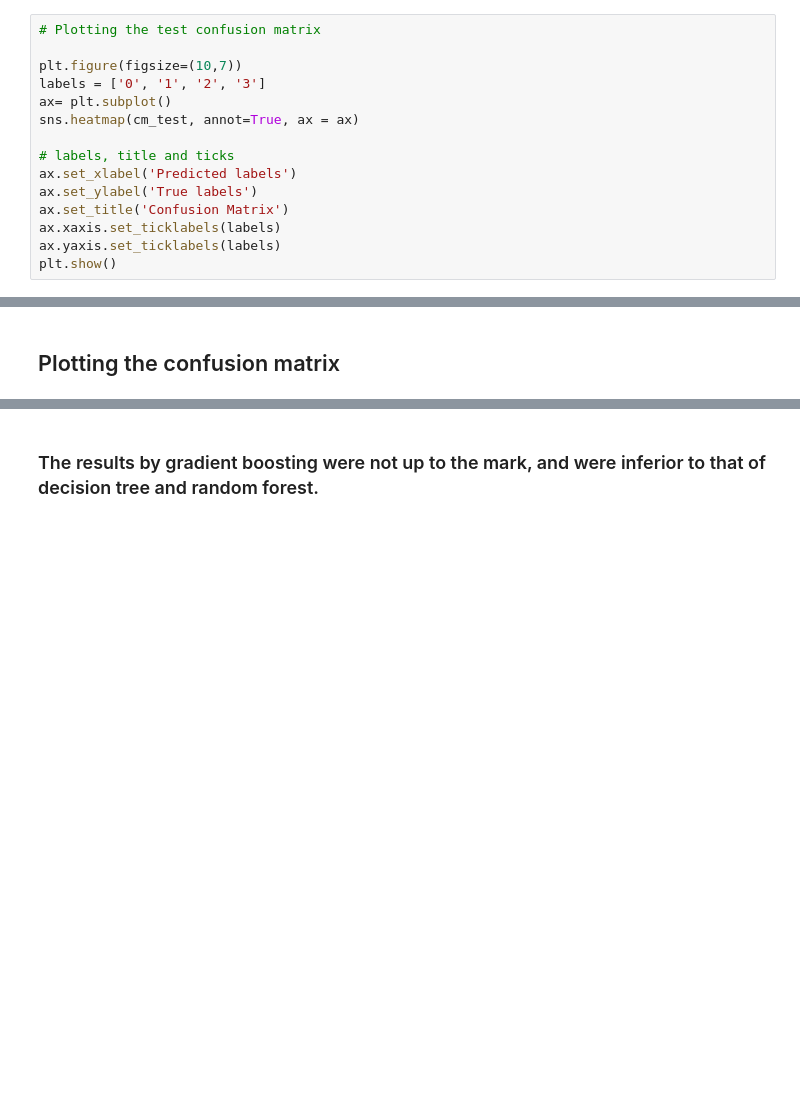
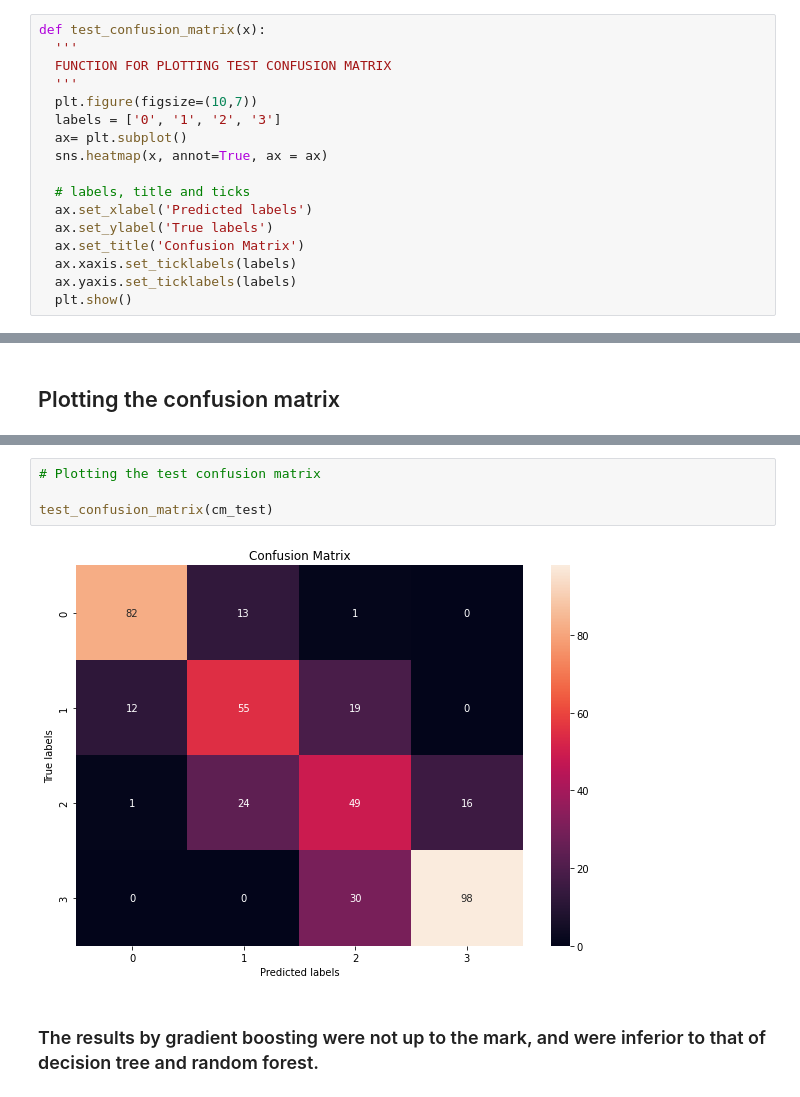
Before and after one commit to sagar2582/Capstone-3-Mobile_Price_Prediction, a Jupyter notebook: Capstone_3_Mobile_Price_Prediction.ipynb, the cells around one changed output, grey strips where cells are left out. Cells and saved outputs as stored; diff of their text form; blank space fills up the shorter version.

```diff
--- a/Capstone_3_Mobile_Price_Prediction.ipynb
+++ b/Capstone_3_Mobile_Price_Prediction.ipynb
@@ -664,15 +665,17 @@ plt.show()
 # %%
-# Plotting the test confusion matrix
+def test_confusion_matrix(x):
+  '''
+  FUNCTION FOR PLOTTING TEST CONFUSION MATRIX
+  '''
+  plt.figure(figsize=(10,7))
+  labels = ['0', '1', '2', '3']
+  ax= plt.subplot()
+  sns.heatmap(x, annot=True, ax = ax)
 
-plt.figure(figsize=(10,7))
-labels = ['0', '1', '2', '3']
-ax= plt.subplot()
-sns.heatmap(cm_test, annot=True, ax = ax)
-
-# labels, title and ticks
-ax.set_xlabel('Predicted labels')
-ax.set_ylabel('True labels')
-ax.set_title('Confusion Matrix')
-ax.xaxis.set_ticklabels(labels)
-ax.yaxis.set_ticklabels(labels)
-plt.show()
+  # labels, title and ticks
+  ax.set_xlabel('Predicted labels')
+  ax.set_ylabel('True labels')
+  ax.set_title('Confusion Matrix')
+  ax.xaxis.set_ticklabels(labels)
+  ax.yaxis.set_ticklabels(labels)
+  plt.show()
@@ -1174,3 +1125,9 @@ plt.show()
+# %%
+# Plotting the test confusion matrix
+
+test_confusion_matrix(cm_test)
+# %% [output]
+[figure, added]
 # %% [markdown]
 ### The results by gradient boosting were not up to the mark, and were inferior to that of decision tree and random forest.
 # %% [markdown]
```
Also changed, not shown: parts of 27 cells of this notebook.
